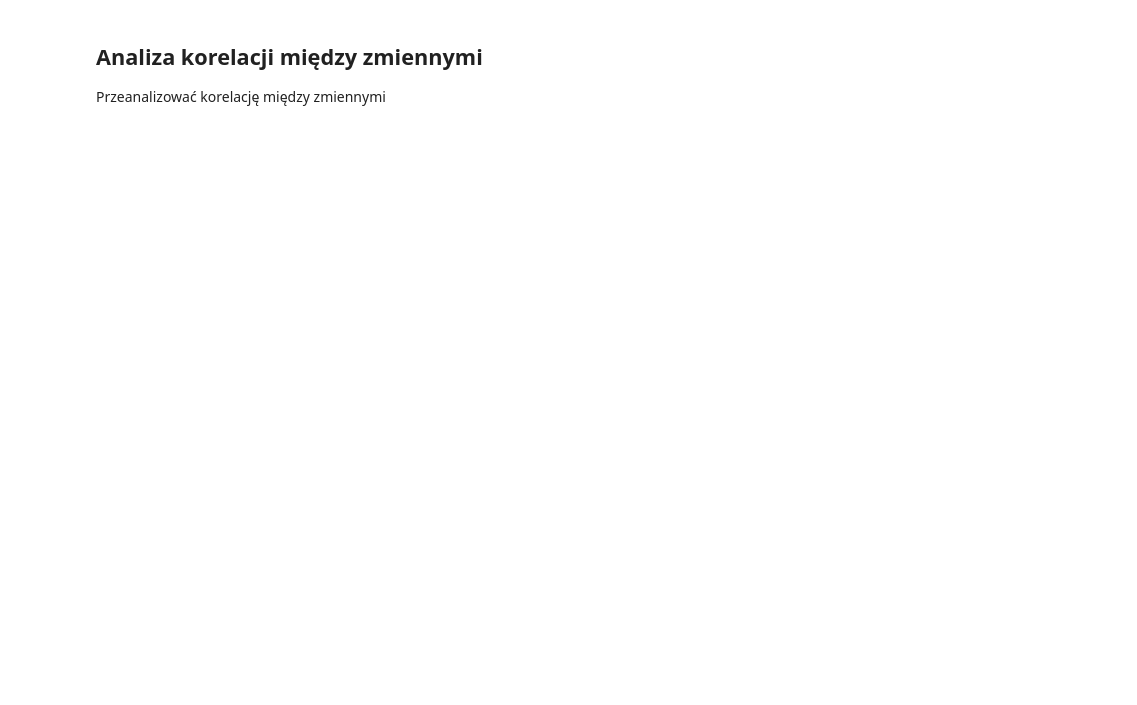
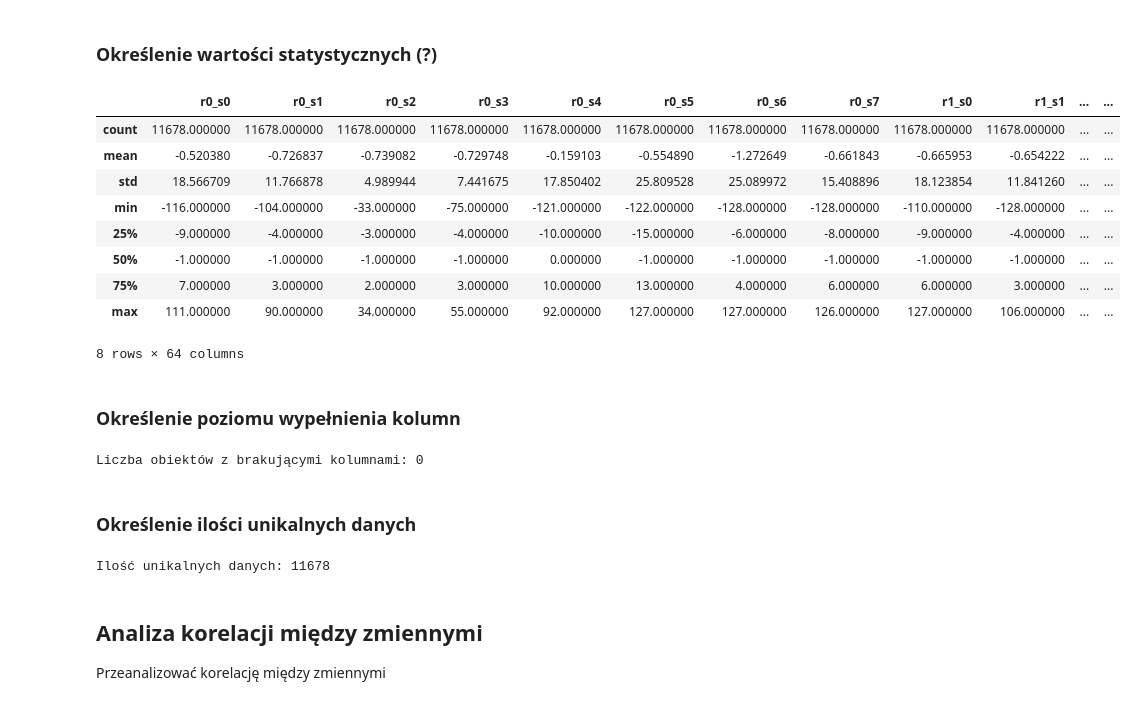
Before and after one commit to dkacperski97/gesture-classification, a Jupyter notebook: gesture-classification.ipynb, the cells around one changed output. Drawn from its saved outputs; the diff is of its cells as text; code cells hidden in the pictures; blank space fills up the shorter version.

```diff
--- a/gesture-classification.ipynb
+++ b/gesture-classification.ipynb
@@ -16,3 +67,35 @@ Określić liczbę obiektów, liczbę klas, zakresy zmienności poszczególnych
+# %% [markdown]
+### Określenie wartości statystycznych (?)
+# %%
+sensors_data = data.drop(['gesture'], axis=1)
+sensors_data.describe()
+# %% [output]
+|  | r0_s0 | r0_s1 | r0_s2 | r0_s3 | r0_s4 | r0_s5 | r0_s6 | r0_s7 | r1_s0 | r1_s1 | ... | ... |
+| count | 11678.000000 | 11678.000000 | 11678.000000 | 11678.000000 | 11678.000000 | 11678.000000 | 11678.000000 | 11678.000000 | 11678.000000 | 11678.000000 | ... | ... |
+| mean | -0.520380 | -0.726837 | -0.739082 | -0.729748 | -0.159103 | -0.554890 | -1.272649 | -0.661843 | -0.665953 | -0.654222 | ... | ... |
+| std | 18.566709 | 11.766878 | 4.989944 | 7.441675 | 17.850402 | 25.809528 | 25.089972 | 15.408896 | 18.123854 | 11.841260 | ... | ... |
+| min | -116.000000 | -104.000000 | -33.000000 | -75.000000 | -121.000000 | -122.000000 | -128.000000 | -128.000000 | -110.000000 | -128.000000 | ... | ... |
+| 25% | -9.000000 | -4.000000 | -3.000000 | -4.000000 | -10.000000 | -15.000000 | -6.000000 | -8.000000 | -9.000000 | -4.000000 | ... | ... |
+| 50% | -1.000000 | -1.000000 | -1.000000 | -1.000000 | 0.000000 | -1.000000 | -1.000000 | -1.000000 | -1.000000 | -1.000000 | ... | ... |
+| 75% | 7.000000 | 3.000000 | 2.000000 | 3.000000 | 10.000000 | 13.000000 | 4.000000 | 6.000000 | 6.000000 | 3.000000 | ... | ... |
+| max | 111.000000 | 90.000000 | 34.000000 | 55.000000 | 92.000000 | 127.000000 | 127.000000 | 126.000000 | 127.000000 | 106.000000 | ... | ... |
+8 rows × 64 columns
+# %% [markdown]
+### Określenie poziomu wypełnienia kolumn
+# %%
+objects_with_missing_columns = data.isna().sum().sum()
+
+print('Liczba obiektów z brakującymi kolumnami:', objects_with_missing_columns)
+# %% [output]
+Liczba obiektów z brakującymi kolumnami: 0
+# %% [markdown]
+### Określenie ilości unikalnych danych
+# %%
+unique_data_count = len(data.drop_duplicates())
+
+print('Ilość unikalnych danych:', unique_data_count)
+# %% [output]
+Ilość unikalnych danych: 11678
 # %% [markdown]
 ## Analiza korelacji między zmiennymi
 
```
Also changed, not shown: parts of 16 cells of this notebook.
